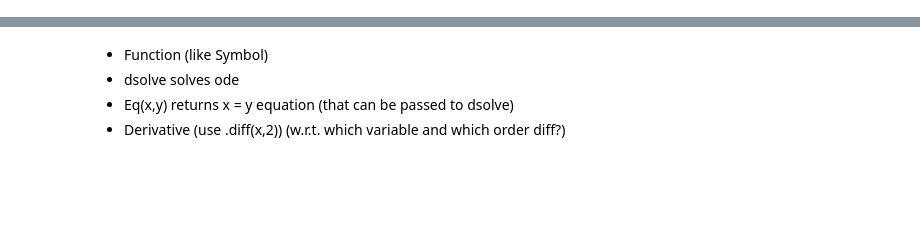
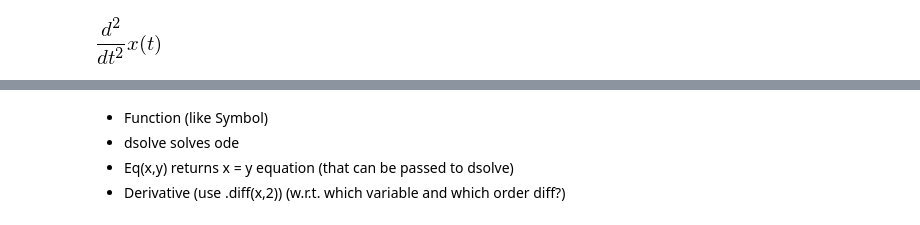
Before and after one commit to barbagroup/JITcode-MechE, a Jupyter notebook: module01_Analytical_Mechanics_II/01_Symbolic_ODEs.ipynb, the cells around one changed output, grey strips where cells are left out. Drawn from its saved outputs; the diff is of its cells as text; code cells hidden in the pictures; blank space fills up the shorter version.

```diff
--- a/module01_Analytical_Mechanics_II/01_Symbolic_ODEs.ipynb
+++ b/module01_Analytical_Mechanics_II/01_Symbolic_ODEs.ipynb
@@ -2,0 +105,4 @@
+# %%
+sympy.Derivative(x(t),t,2)
+# %% [output]
+[figure, added]
```
Also changed, not shown: parts of 60 cells of this notebook, 2 other files.
